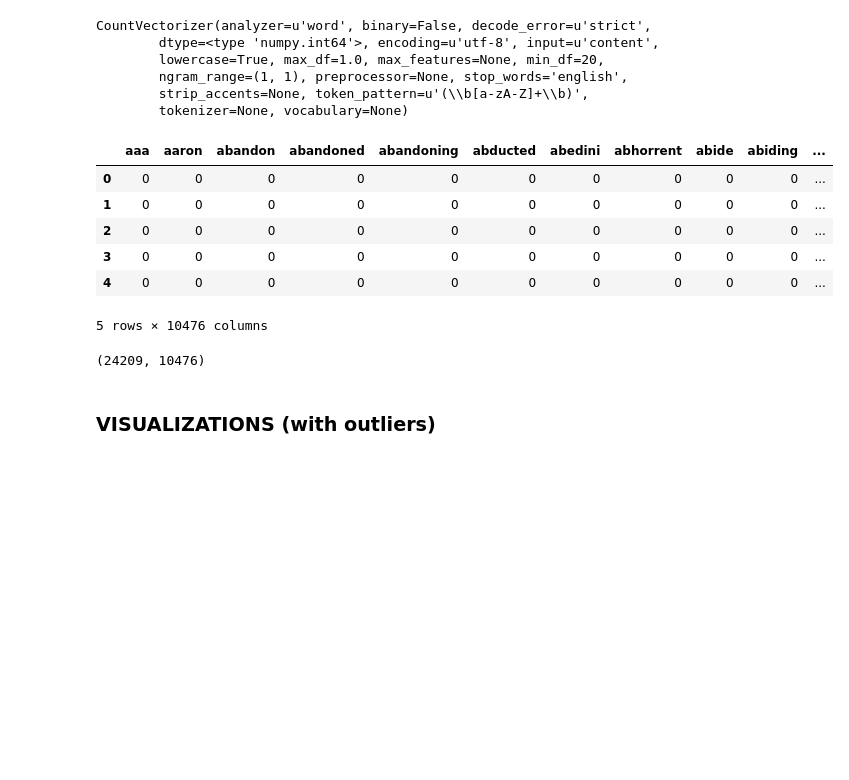
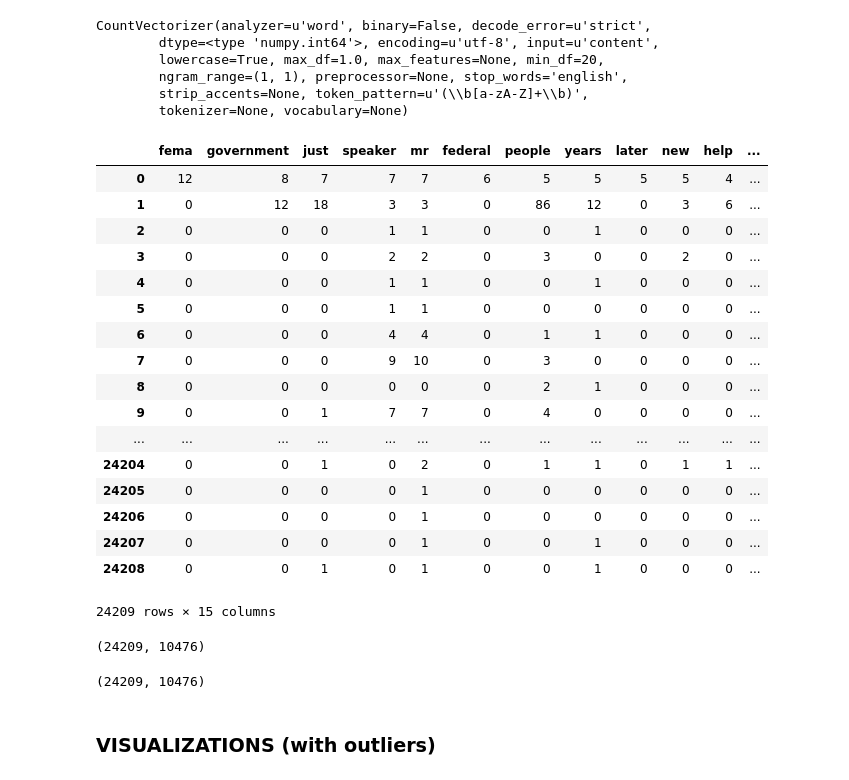
Before and after one commit to sidra-ahmad/the-real-slim-capstone, a Jupyter notebook: the-real-slim-capstone-notebook.ipynb, the cells around one changed output. Saved outputs shown, nothing was run; the diff lists cells and outputs as text; code cells hidden in the pictures; blank space fills up the shorter version.

```diff
--- a/the-real-slim-capstone-notebook.ipynb
+++ b/the-real-slim-capstone-notebook.ipynb
@@ -550,15 +540,25 @@ CountVectorizer(analyzer=u'word', binary=False, decode_error=u'strict',
 # %%
 vectored = pd.DataFrame(cvec.transform(df['remark']).todense(), columns = cvec.get_feature_names())
 vectored.transpose().sort_values(0, ascending = False).head(15).transpose()
-vectored.head()
 # %% [output]
-|  | aaa | aaron | abandon | abandoned | abandoning | abducted | abedini | abhorrent | abide | abiding | ... |
-| 0 | 0 | 0 | 0 | 0 | 0 | 0 | 0 | 0 | 0 | 0 | ... |
-| 1 | 0 | 0 | 0 | 0 | 0 | 0 | 0 | 0 | 0 | 0 | ... |
-| 2 | 0 | 0 | 0 | 0 | 0 | 0 | 0 | 0 | 0 | 0 | ... |
-| 3 | 0 | 0 | 0 | 0 | 0 | 0 | 0 | 0 | 0 | 0 | ... |
-| 4 | 0 | 0 | 0 | 0 | 0 | 0 | 0 | 0 | 0 | 0 | ... |
+|  | fema | government | just | speaker | mr | federal | people | years | later | new | help | ... |
+| 0 | 12 | 8 | 7 | 7 | 7 | 6 | 5 | 5 | 5 | 5 | 4 | ... |
+| 1 | 0 | 12 | 18 | 3 | 3 | 0 | 86 | 12 | 0 | 3 | 6 | ... |
+| 2 | 0 | 0 | 0 | 1 | 1 | 0 | 0 | 1 | 0 | 0 | 0 | ... |
+| 3 | 0 | 0 | 0 | 2 | 2 | 0 | 3 | 0 | 0 | 2 | 0 | ... |
+| 4 | 0 | 0 | 0 | 1 | 1 | 0 | 0 | 1 | 0 | 0 | 0 | ... |
+| 5 | 0 | 0 | 0 | 1 | 1 | 0 | 0 | 0 | 0 | 0 | 0 | ... |
+| 6 | 0 | 0 | 0 | 4 | 4 | 0 | 1 | 1 | 0 | 0 | 0 | ... |
+| 7 | 0 | 0 | 0 | 9 | 10 | 0 | 3 | 0 | 0 | 0 | 0 | ... |
+| 8 | 0 | 0 | 0 | 0 | 0 | 0 | 2 | 1 | 0 | 0 | 0 | ... |
+| 9 | 0 | 0 | 1 | 7 | 7 | 0 | 4 | 0 | 0 | 0 | 0 | ... |
+| ... | ... | ... | ... | ... | ... | ... | ... | ... | ... | ... | ... | ... |
+| 24204 | 0 | 0 | 1 | 0 | 2 | 0 | 1 | 1 | 0 | 1 | 1 | ... |
+| 24205 | 0 | 0 | 0 | 0 | 1 | 0 | 0 | 0 | 0 | 0 | 0 | ... |
+| 24206 | 0 | 0 | 0 | 0 | 1 | 0 | 0 | 0 | 0 | 0 | 0 | ... |
+| 24207 | 0 | 0 | 0 | 0 | 1 | 0 | 0 | 1 | 0 | 0 | 0 | ... |
+| 24208 | 0 | 0 | 1 | 0 | 1 | 0 | 0 | 1 | 0 | 0 | 0 | ... |
-5 rows × 10476 columns
+24209 rows × 15 columns
 # %%
 vectored.shape
 # %% [output]
@@ -568,6 +568,10 @@ vectored.shape
 # vectored.to_csv('XX/Users/sidraahmad/DSI-NYC-4/capstone/datasets/vectored_0416.csv', index = False, encoding = 'utf-8')
 # %%
 vectored = pd.read_csv('/Users/sidraahmad/DSI-NYC-4/capstone/datasets/vectored_0416.csv')
+# %%
+vectored.shape
+# %% [output]
+(24209, 10476)
 # %% [markdown]
 ### VISUALIZATIONS (with outliers)
 # %%
```
Also changed, not shown: parts of 33 cells of this notebook.
